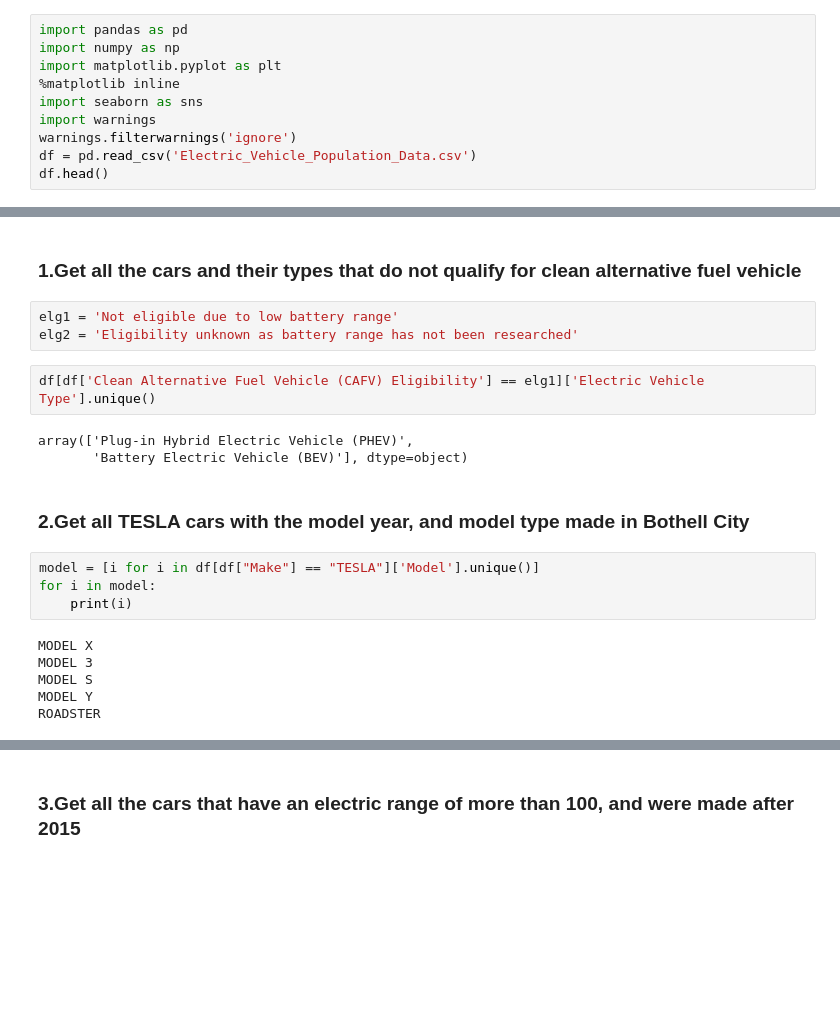
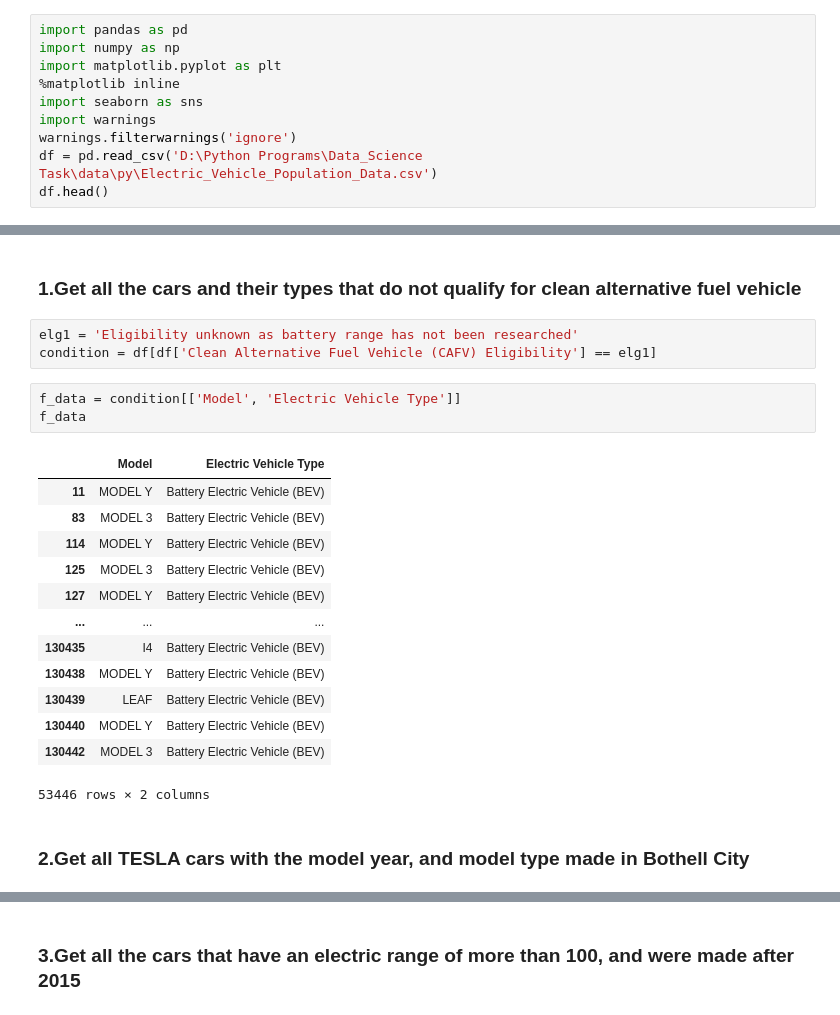
Before and after one commit to Rushi9867/Final_Assignment, a Jupyter notebook: Python/Python_question9.ipynb, the cells around one changed output, grey strips where cells are left out. Cells and saved outputs as stored; diff of their text form; blank space fills up the shorter version.

Commit message:
Python and Stats Added

```diff
--- a/Python/Python_question9.ipynb
+++ b/Python/Python_question9.ipynb
@@ -8,7 +16,7 @@ import matplotlib.pyplot as plt
 import seaborn as sns
 import warnings
 warnings.filterwarnings('ignore')
-df = pd.read_csv('Electric_Vehicle_Population_Data.csv')
+df = pd.read_csv('D:\Python Programs\Data_Science Task\data\py\Electric_Vehicle_Population_Data.csv')
 df.head()
 # %% [output]
 |  | VIN (1-10) | County | City | State | Postal Code | Model Year | Make | Model | ... |
@@ -96,22 +104,24 @@ cat_feat
 # %% [markdown]
 ### 1.Get all the cars and their types that do not qualify for clean alternative fuel vehicle
 # %%
-elg1 = 'Not eligible due to low battery range'
-elg2 = 'Eligibility unknown as battery range has not been researched'
+elg1 = 'Eligibility unknown as battery range has not been researched'
+condition = df[df['Clean Alternative Fuel Vehicle (CAFV) Eligibility'] == elg1]
-# %%
-df[df['Clean Alternative Fuel Vehicle (CAFV) Eligibility'] == elg1]['Electric Vehicle Type'].unique()
-# %% [output]
-array(['Plug-in Hybrid Electric Vehicle (PHEV)',
-       'Battery Electric Vehicle (BEV)'], dtype=object)
+# %%
+f_data = condition[['Model', 'Electric Vehicle Type']]
+f_data
+# %% [output]
+|  | Model | Electric Vehicle Type |
+| 11 | MODEL Y | Battery Electric Vehicle (BEV) |
+| 83 | MODEL 3 | Battery Electric Vehicle (BEV) |
+| 114 | MODEL Y | Battery Electric Vehicle (BEV) |
+| 125 | MODEL 3 | Battery Electric Vehicle (BEV) |
+| 127 | MODEL Y | Battery Electric Vehicle (BEV) |
+| ... | ... | ... |
+| 130435 | I4 | Battery Electric Vehicle (BEV) |
+| 130438 | MODEL Y | Battery Electric Vehicle (BEV) |
+| 130439 | LEAF | Battery Electric Vehicle (BEV) |
+| 130440 | MODEL Y | Battery Electric Vehicle (BEV) |
+| 130442 | MODEL 3 | Battery Electric Vehicle (BEV) |
+53446 rows × 2 columns
 # %% [markdown]
 ### 2.Get all TESLA cars with the model year, and model type made in Bothell City
-# %%
-model = [i for i in df[df["Make"] == "TESLA"]['Model'].unique()]
-for i in model:
-    print(i)
-# %% [output]
-MODEL X
-MODEL 3
-MODEL S
-MODEL Y
-ROADSTER
```
Also changed, not shown: parts of 10 cells of this notebook, 3 other files.
